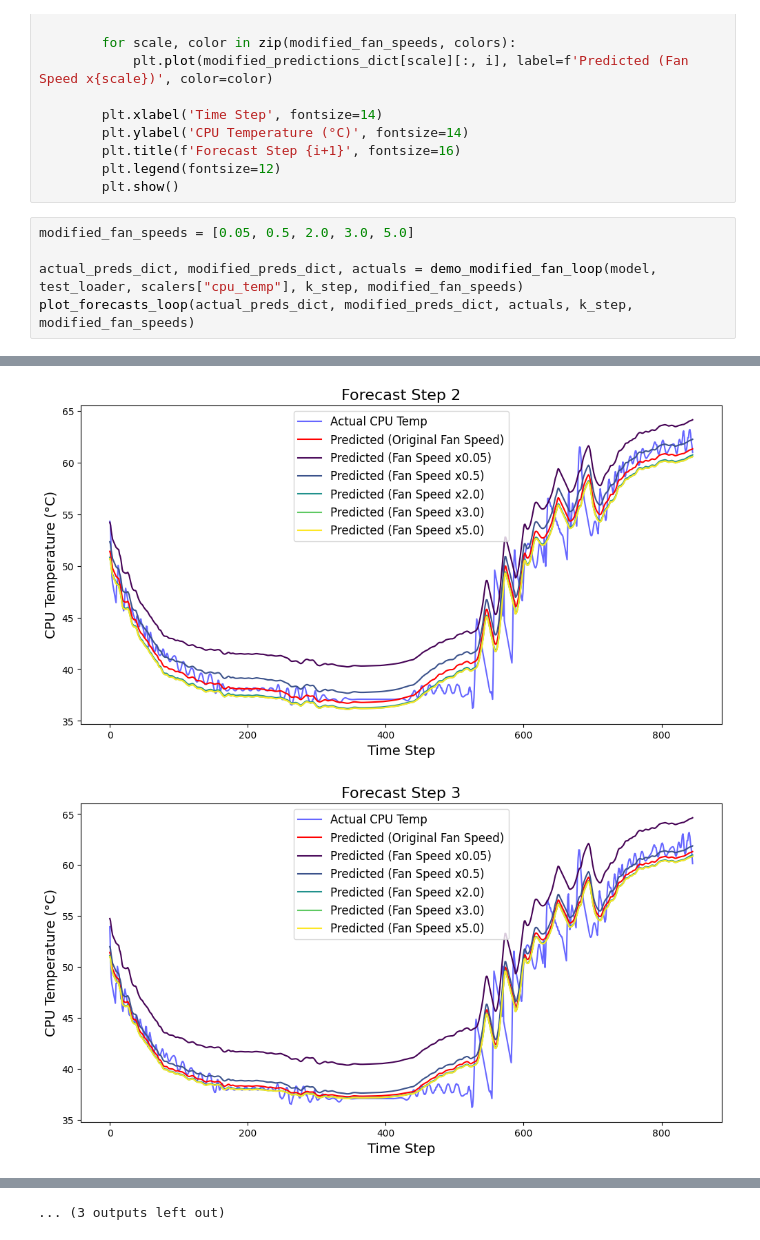
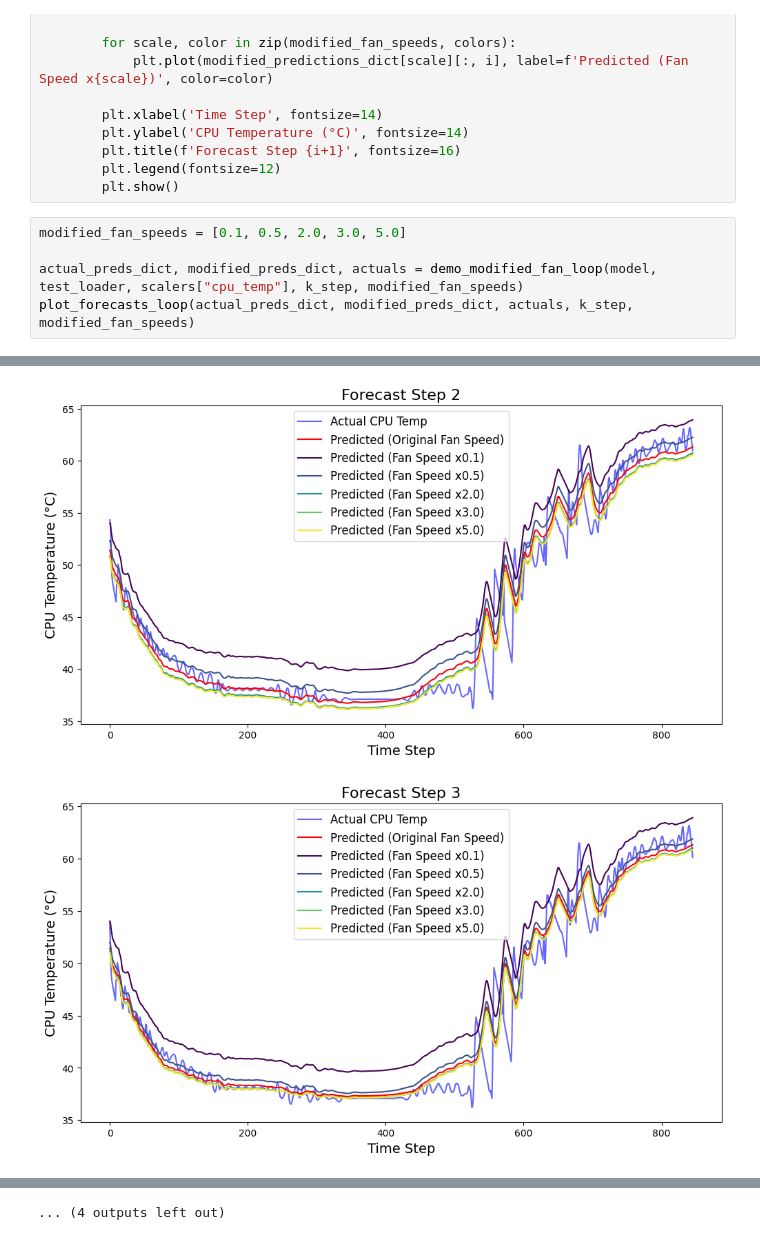
Before and after one commit to Prithiviraj7R/data-center-modeling, a Jupyter notebook: changes_model/demo_day2.ipynb, the cells around one changed output, grey strips where cells are left out. Cells and saved outputs as stored; diff of their text form.

```diff
--- a/changes_model/demo_day2.ipynb
+++ b/changes_model/demo_day2.ipynb
@@ -523,11 +523,11 @@ def plot_forecasts_loop(actual_predictions, modified_predictions_dict, actuals,
         plt.legend(fontsize=12)
         plt.show()
 # %%
-modified_fan_speeds = [0.05, 0.5, 2.0, 3.0, 5.0]
+modified_fan_speeds = [0.1, 0.5, 2.0, 3.0, 5.0]
 
 actual_preds_dict, modified_preds_dict, actuals = demo_modified_fan_loop(model, test_loader, scalers["cpu_temp"], k_step, modified_fan_speeds)
 plot_forecasts_loop(actual_preds_dict, modified_preds_dict, actuals, k_step, modified_fan_speeds)
 # %% [output]
 [figure]
-[figure, old version]
+[figure, new version]
-[figure, old version]
+[figure, new version]
@@ -543 +543 @@ plot_forecasts_loop(actual_preds_dict, modified_preds_dict, actuals, k_step, mod
-... (3 outputs left out)
+... (4 outputs left out)
```
Also changed, not shown: parts of 1 cell of this notebook, 3 other files.
